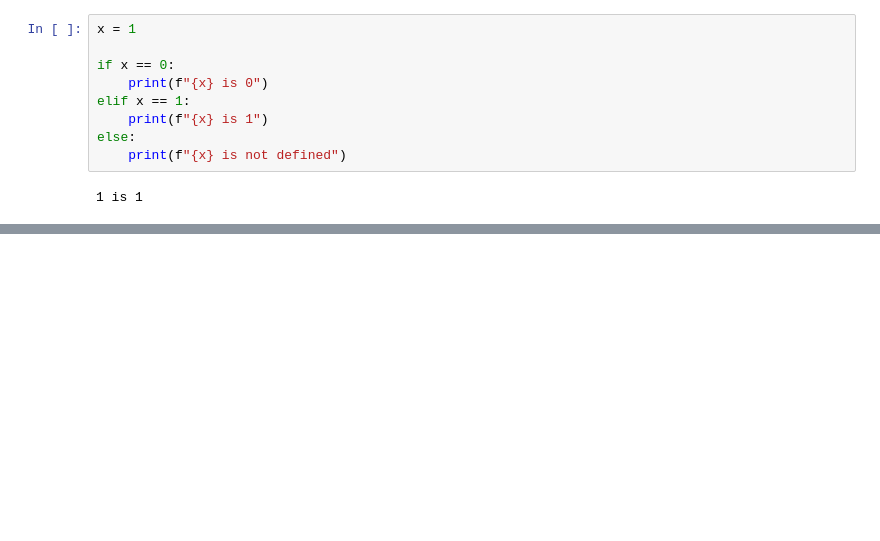
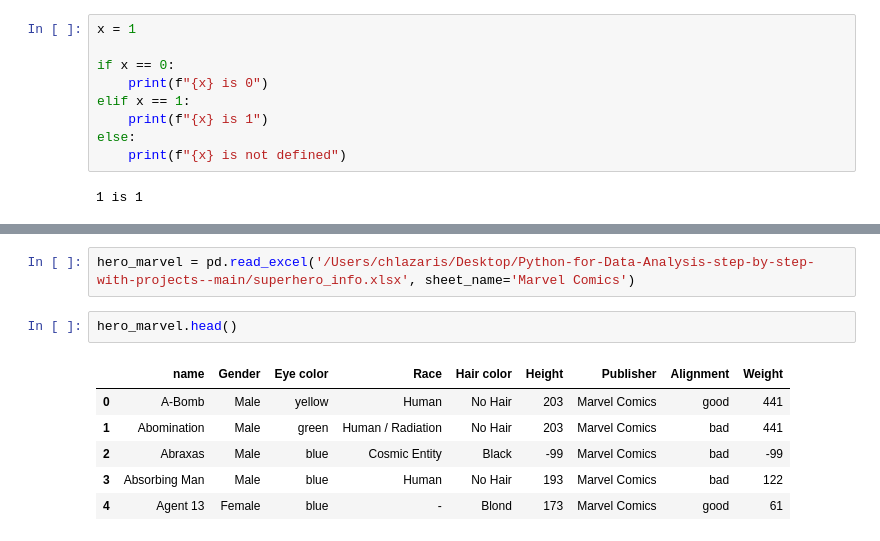
Before and after one commit to chlazaris/pandas_training, a Jupyter notebook: Python_for_Data_Analysis_Packt.ipynb, the cells around one changed output, grey strips where cells are left out. Drawn from its saved outputs; the diff is of its cells as text; blank space fills up the shorter version.

```diff
--- a/Python_for_Data_Analysis_Packt.ipynb
+++ b/Python_for_Data_Analysis_Packt.ipynb
@@ -283,0 +422,11 @@ else:
+# %%
+hero_marvel = pd.read_excel('/Users/chlazaris/Desktop/Python-for-Data-Analysis-step-by-step-with-projects--main/superhero_info.xlsx', sheet_name='Marvel Comics')
+# %%
+hero_marvel.head()
+# %% [output]
+|  | name | Gender | Eye color | Race | Hair color | Height | Publisher | Alignment | Weight |
+| 0 | A-Bomb | Male | yellow | Human | No Hair | 203 | Marvel Comics | good | 441 |
+| 1 | Abomination | Male | green | Human / Radiation | No Hair | 203 | Marvel Comics | bad | 441 |
+| 2 | Abraxas | Male | blue | Cosmic Entity | Black | -99 | Marvel Comics | bad | -99 |
+| 3 | Absorbing Man | Male | blue | Human | No Hair | 193 | Marvel Comics | bad | 122 |
+| 4 | Agent 13 | Female | blue | - | Blond | 173 | Marvel Comics | good | 61 |
```
Also changed, not shown: parts of 34 cells of this notebook.
